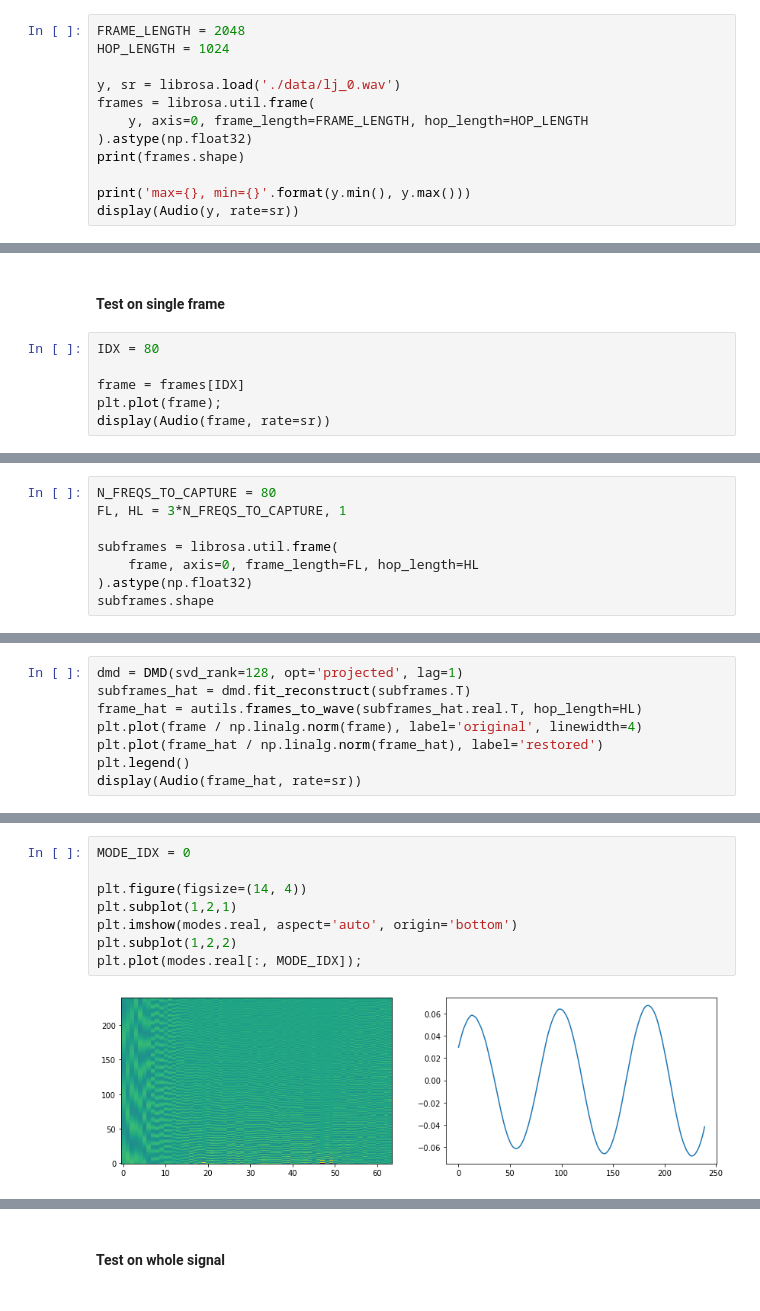
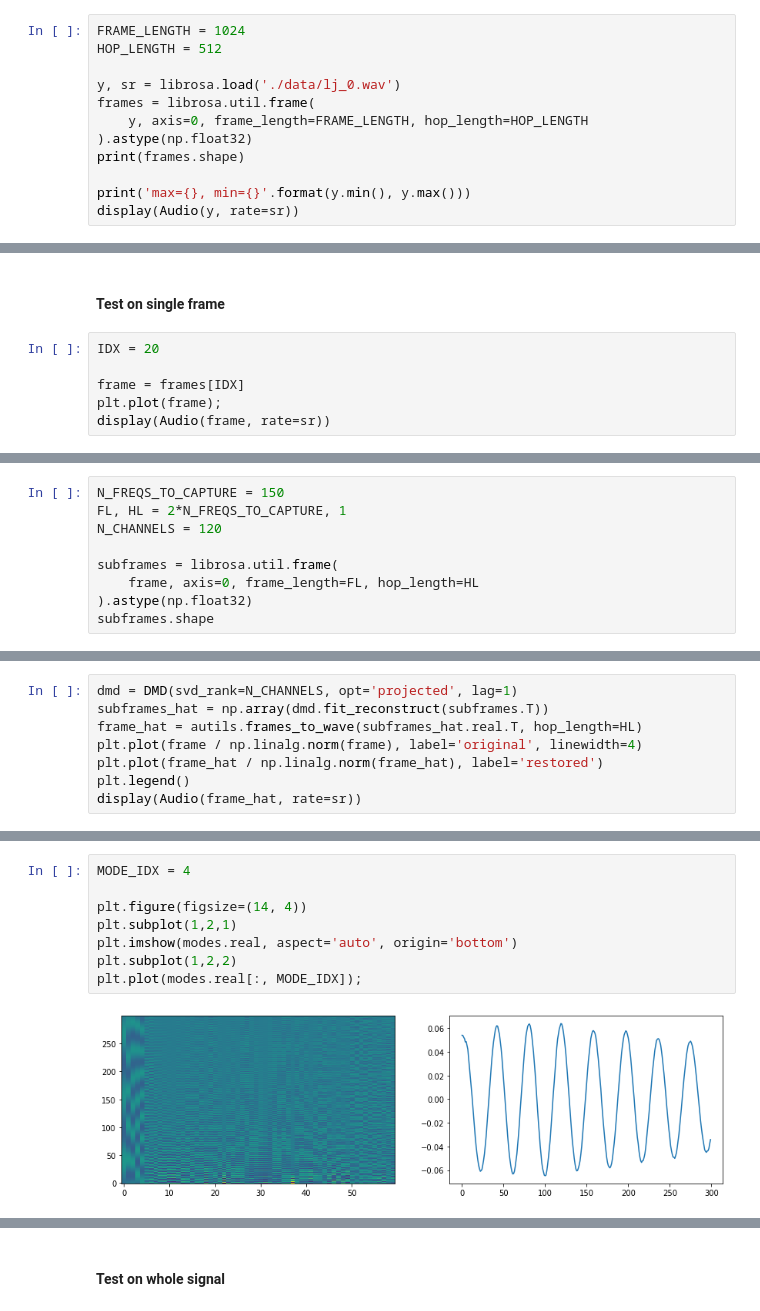
Before and after one commit to ivanvovk/dmdx, a Jupyter notebook: test.ipynb, the cells around one changed output, grey strips where cells are left out. Cells and saved outputs as stored; diff of their text form.

```diff
--- a/test.ipynb
+++ b/test.ipynb
@@ -14,6 +15,6 @@ mp.cpu_count()
 # %%
-FRAME_LENGTH = 2048
-HOP_LENGTH = 1024
+FRAME_LENGTH = 1024
+HOP_LENGTH = 512
 
 y, sr = librosa.load('./data/lj_0.wav')
 frames = librosa.util.frame(
@@ -30,7 +31,7 @@ max=-0.340301513671875, min=0.411651611328125
 # %% [markdown]
 #### Test on single frame
 # %%
-IDX = 80
+IDX = 20
 
 frame = frames[IDX]
 plt.plot(frame);
@@ -41,6 +42,7 @@ display(Audio(frame, rate=sr))
 # %%
-N_FREQS_TO_CAPTURE = 80
-FL, HL = 3*N_FREQS_TO_CAPTURE, 1
+N_FREQS_TO_CAPTURE = 150
+FL, HL = 2*N_FREQS_TO_CAPTURE, 1
+N_CHANNELS = 120
 
 subframes = librosa.util.frame(
     frame, axis=0, frame_length=FL, hop_length=HL
@@ -51,6 +53,6 @@ subframes.shape
 # %%
-dmd = DMD(svd_rank=128, opt='projected', lag=1)
-subframes_hat = dmd.fit_reconstruct(subframes.T)
+dmd = DMD(svd_rank=N_CHANNELS, opt='projected', lag=1)
+subframes_hat = np.array(dmd.fit_reconstruct(subframes.T))
 frame_hat = autils.frames_to_wave(subframes_hat.real.T, hop_length=HL)
 plt.plot(frame / np.linalg.norm(frame), label='original', linewidth=4)
 plt.plot(frame_hat / np.linalg.norm(frame_hat), label='restored')
@@ -83,11 +89,11 @@ plt.plot(freqs);
 # %%
-MODE_IDX = 0
+MODE_IDX = 4
 
 plt.figure(figsize=(14, 4))
 plt.subplot(1,2,1)
 plt.imshow(modes.real, aspect='auto', origin='bottom')
 plt.subplot(1,2,2)
 plt.plot(modes.real[:, MODE_IDX]);
 # %% [output]
-[figure, old version]
+[figure, new version]
 # %%
```
Also changed, not shown: parts of 15 cells of this notebook, 1 other file.
